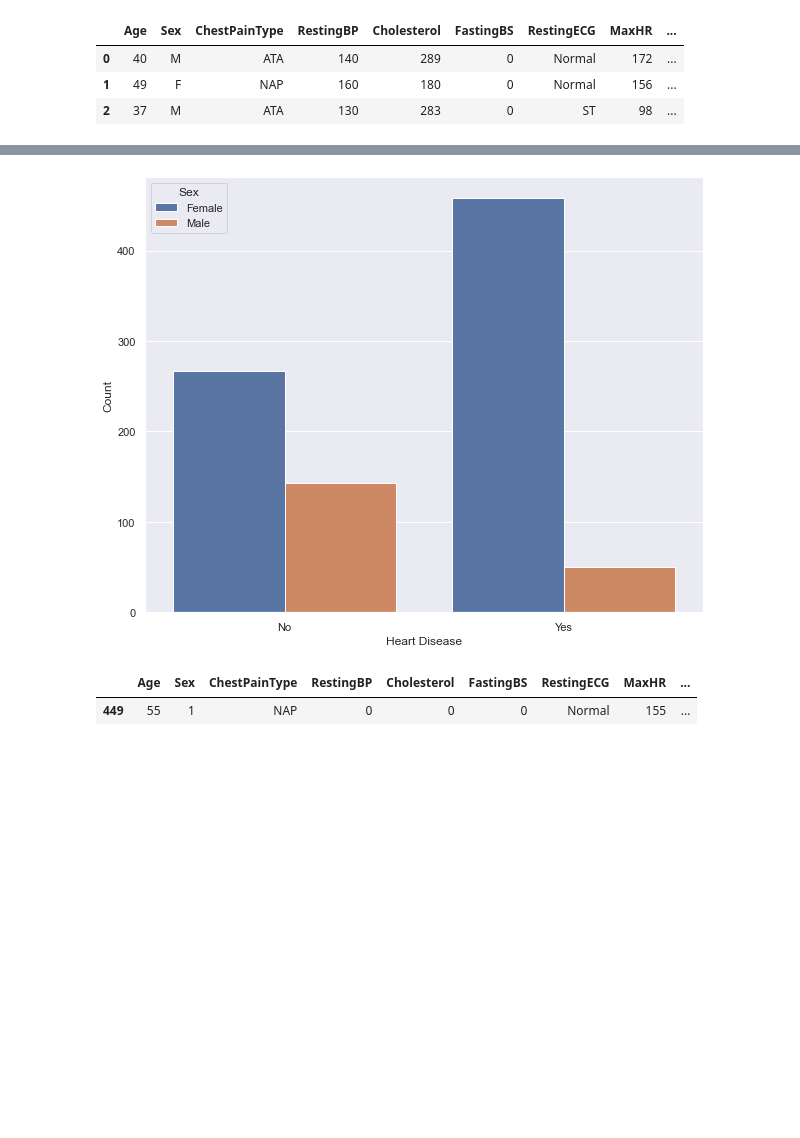
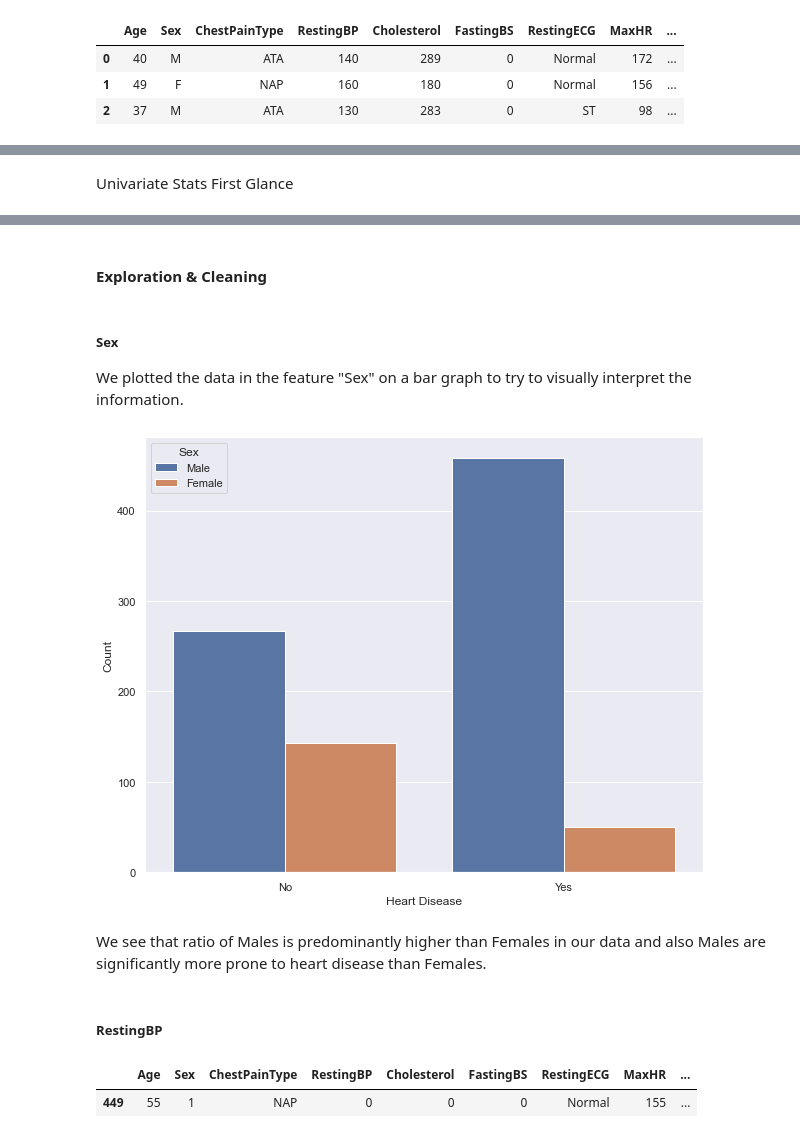
Before and after one commit to rishi5565/assam-health-survey-stroke-risk-classification, a Jupyter notebook: project_notebook.ipynb, the cells around one changed output, grey strips where cells are left out. Cells and saved outputs as stored; diff of their text form; code cells hidden in the pictures; blank space fills up the shorter version.

```diff
--- a/project_notebook.ipynb
+++ b/project_notebook.ipynb
@@ -28,3 +94,5 @@ hdf.head(3)
+# %% [markdown]
+Univariate Stats First Glance
 # %%
 # we call our univariate stats function to get an initial overview of our dataset
 func.univarstats(hdf)
@@ -42,18 +110,27 @@ func.univarstats(hdf)
 | RestingECG | object | False | 918 | 0 | 3 | Normal | - | - | - | - | - | ... |
 | ST_Slope | object | False | 918 | 0 | 3 | Flat | - | - | - | - | - | ... |
 | ChestPainType | object | False | 918 | 0 | 4 | ASY | - | - | - | - | - | ... |
+# %% [markdown]
+#### **Exploration & Cleaning**
+# %% [markdown]
+##### Sex
+
+We plotted the data in the feature "Sex" on a bar graph to try to visually interpret the information.
 # %%
-# we plot the feature Sex on a bar graph to visually explore the data
 sns.countplot(x=hdf["HeartDisease"].apply(lambda x: "Yes" if x == 1 else "No"), hue = hdf["Sex"])
-plt.legend(title='Sex', loc='upper left', labels=['Female', 'Male'])
+plt.legend(title='Sex', loc='upper left', labels=['Male', 'Female'])
 plt.xlabel("Heart Disease")
 plt.ylabel("Count")
 plt.show()
 # %% [output]
-[figure, old version]
+[figure, new version]
+# %% [markdown]
+We see that ratio of Males is predominantly higher than Females in our data and also Males are significantly more prone to heart disease than Females.
 # %%
 # we create dummies for "Sex" column
 hdf["Sex"] = hdf["Sex"].apply(lambda x: 1 if x == "M" else 0)
+# %% [markdown]
+##### RestingBP
 # %%
 # we check for a observation with corrupted information on RestingBP
 hdf[hdf["RestingBP"] <= 70]
```
Also changed, not shown: parts of 103 cells of this notebook, 3 other files.
